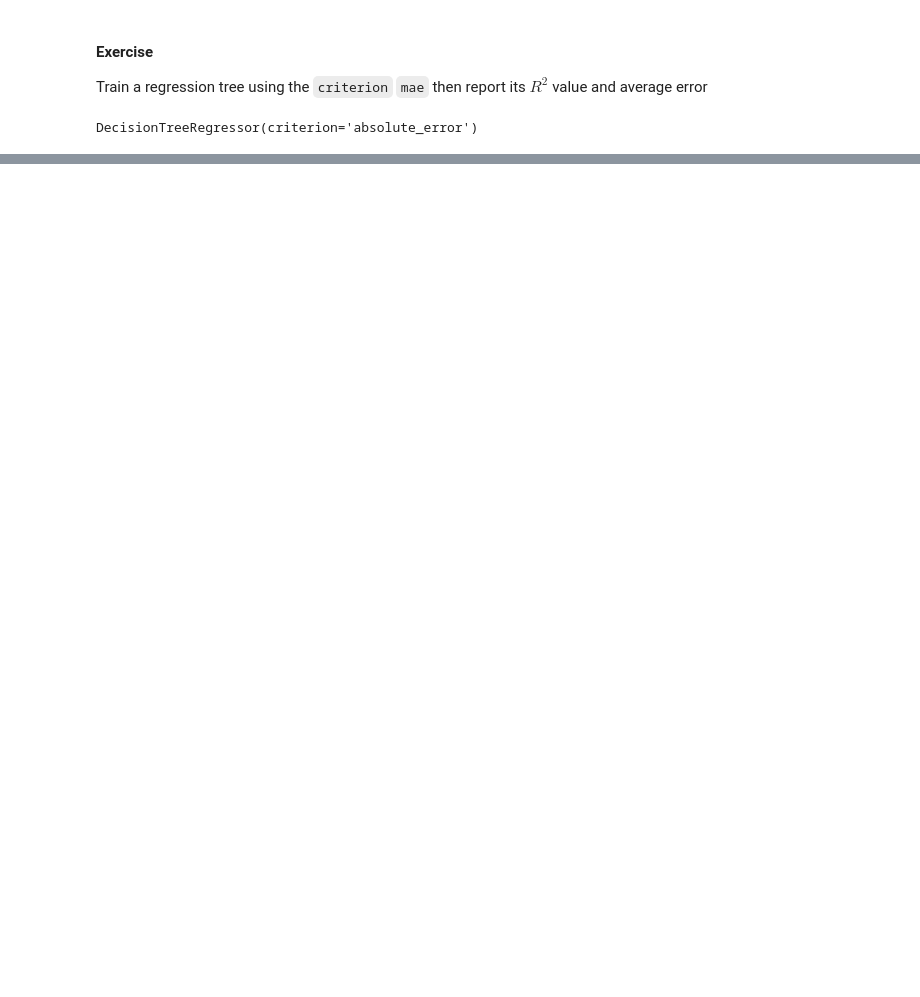
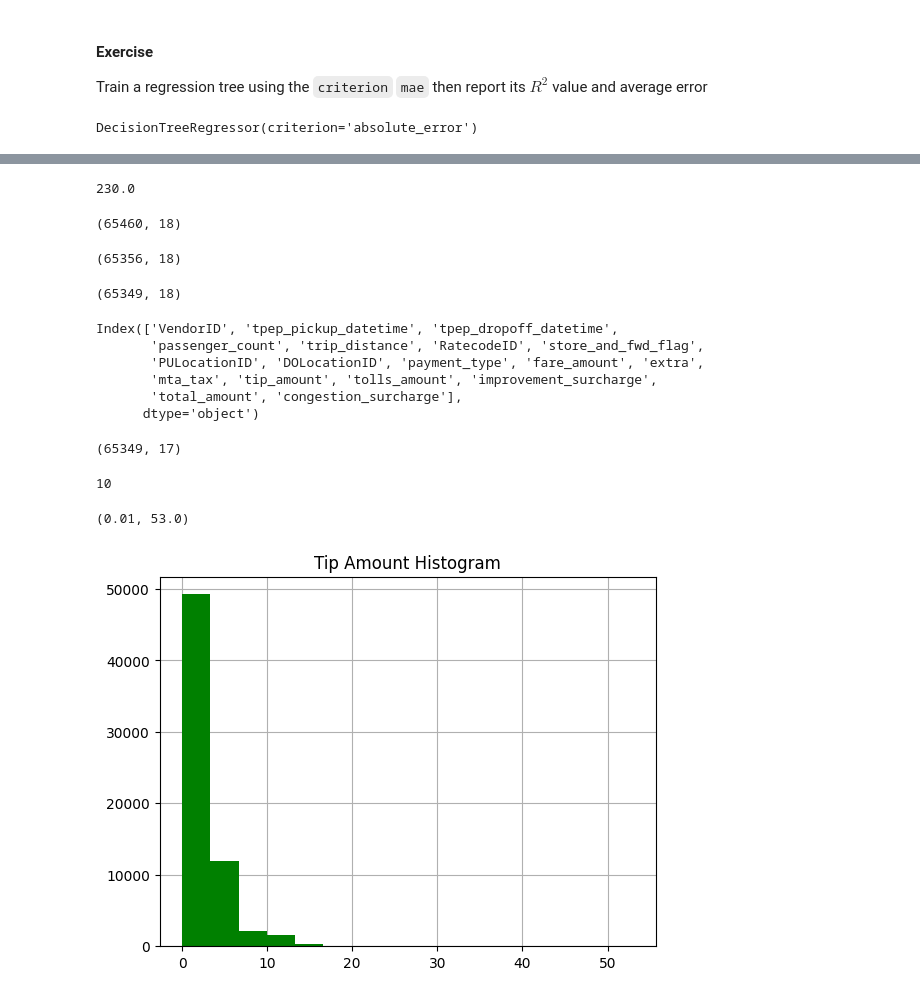
Before and after one commit to PaulToronto/IBM---AI-Engineering-Professional-Certificate, a Jupyter notebook: 1_3_Classification.ipynb, the cells around one changed output, grey strips where cells are left out. Drawn from its saved outputs; the diff is of its cells as text; code cells hidden in the pictures; blank space fills up the shorter version.

```diff
--- a/1_3_Classification.ipynb
+++ b/1_3_Classification.ipynb
@@ -1920,0 +2019,58 @@ array([18.2, 22.2, 29. , 10.4, 14.1, 14.5, 26.6, 17.4, 32.7, 23.1, 28.4,
+# %%
+raw_data['tip_amount'].max()
+# %% [output]
+230.0
+# %%
+# some trips report a 0 tip
+#. perhaps thse tips were paid in cash?
+#. remove them
+raw_data = raw_data[raw_data['tip_amount'] > 0]
+raw_data.shape
+# %% [output]
+(65460, 18)
+# %%
+# remove outliers
+#. namely those where the tip was higher than the fare
+raw_data = raw_data[raw_data['tip_amount'] <= raw_data['fare_amount']]
+raw_data.shape
+# %% [output]
+(65356, 18)
+# %%
+# remove trips with very large fare cost
+raw_data = raw_data[(raw_data['fare_amount'] >= 2) & (raw_data['fare_amount'] < 200)]
+raw_data.shape
+# %% [output]
+(65349, 18)
+# %%
+raw_data.columns
+# %% [output]
+Index(['VendorID', 'tpep_pickup_datetime', 'tpep_dropoff_datetime',
+       'passenger_count', 'trip_distance', 'RatecodeID', 'store_and_fwd_flag',
+       'PULocationID', 'DOLocationID', 'payment_type', 'fare_amount', 'extra',
+       'mta_tax', 'tip_amount', 'tolls_amount', 'improvement_surcharge',
+       'total_amount', 'congestion_surcharge'],
+      dtype='object')
+# %%
+clean_data = raw_data.drop('total_amount', axis=1)
+clean_data.shape
+# %% [output]
+(65349, 17)
+# %%
+# provides access to the garbage collector
+# .we don't want to run out of memory
+import gc
+
+del raw_data
+gc.collect()
+# %% [output]
+10
+# %%
+clean_data['tip_amount'].min(), clean_data['tip_amount'].max()
+# %% [output]
+(0.01, 53.0)
+# %%
+ax = clean_data['tip_amount'].hist(bins=16, color='g')
+plt.title('Tip Amount Histogram')
+ax.set_axisbelow(True);
+# %% [output]
+[figure, added]
```
Also changed, not shown: parts of 61 cells of this notebook.
